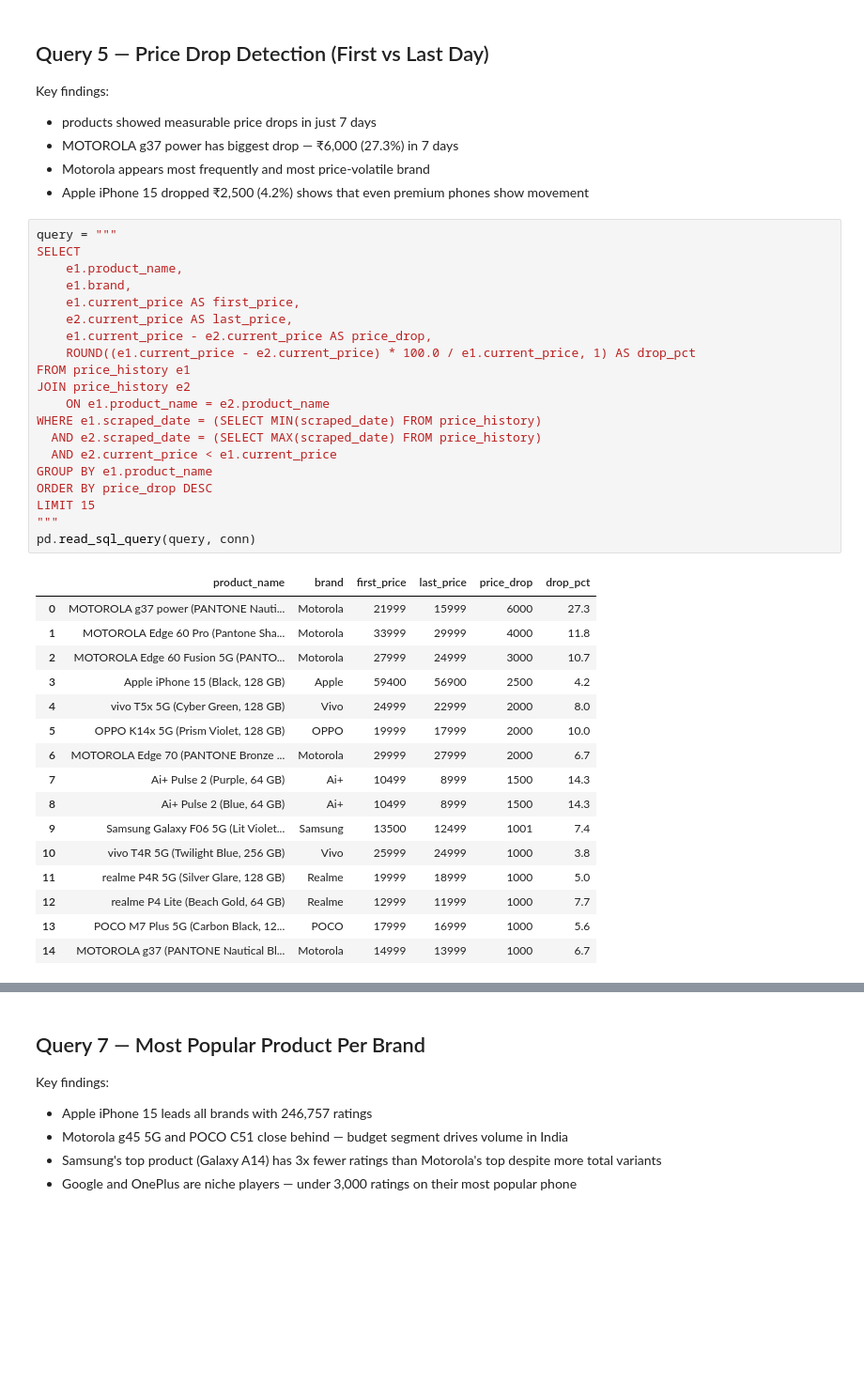
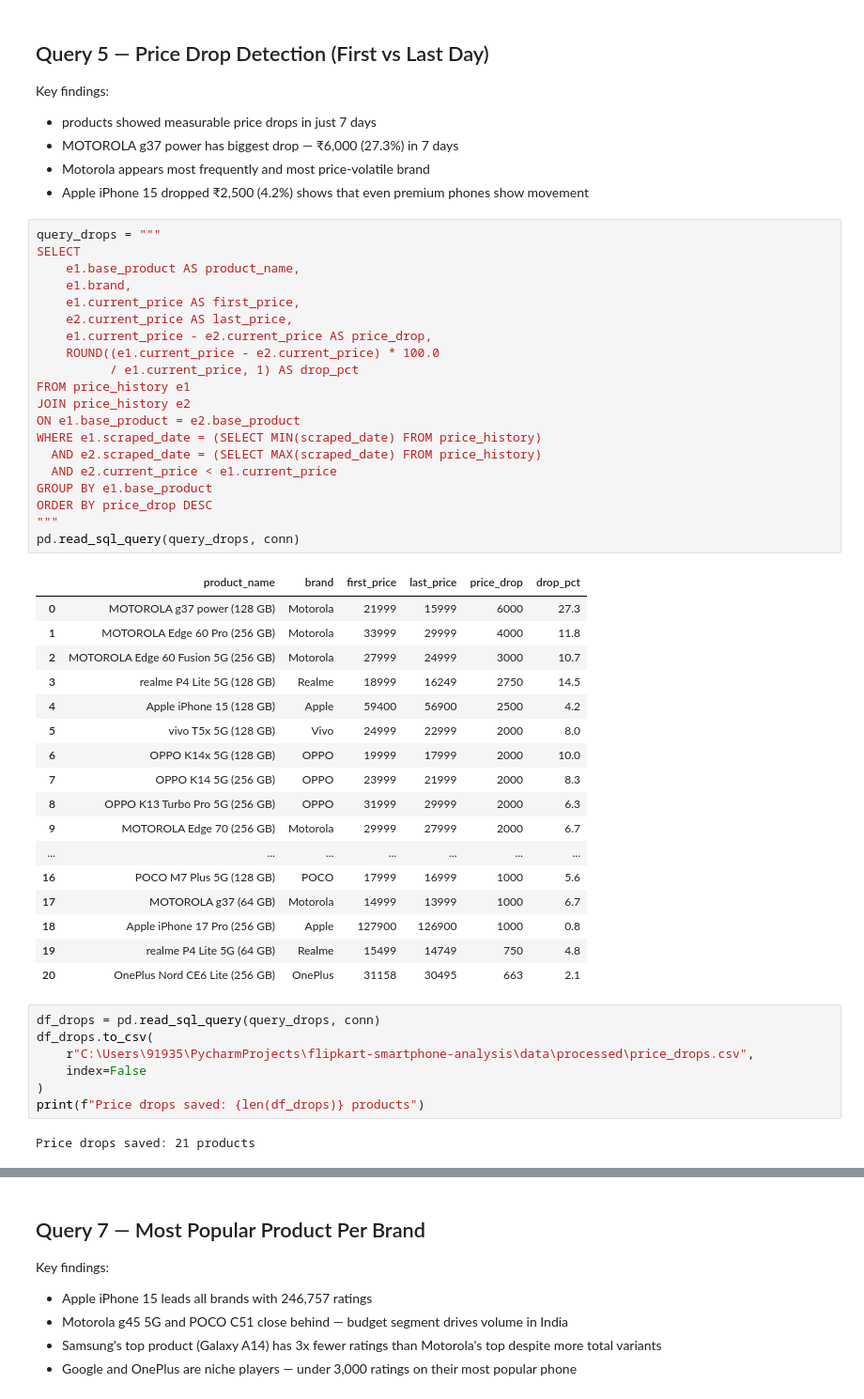
Before and after one commit to priyanka42903-collab/flipkart-smartphone-analysis, a Jupyter notebook: notebooks/sql_analysis.ipynb, the cells around one changed output, grey strips where cells are left out. Shown at 94% size. Saved outputs shown, nothing was run; the diff lists cells and outputs as text; blank space fills up the shorter version.

```diff
--- a/notebooks/sql_analysis.ipynb
+++ b/notebooks/sql_analysis.ipynb
@@ -204,43 +202,53 @@ Key findings:
 - Motorola appears most frequently and most price-volatile brand
 - Apple iPhone 15 dropped ₹2,500 (4.2%) shows that even premium
   phones show movement
+# %%
+query_drops = """
+SELECT
+    e1.base_product AS product_name,
+    e1.brand,
+    e1.current_price AS first_price,
+    e2.current_price AS last_price,
+    e1.current_price - e2.current_price AS price_drop,
+    ROUND((e1.current_price - e2.current_price) * 100.0
+          / e1.current_price, 1) AS drop_pct
+FROM price_history e1
+JOIN price_history e2
+ON e1.base_product = e2.base_product
+WHERE e1.scraped_date = (SELECT MIN(scraped_date) FROM price_history)
+  AND e2.scraped_date = (SELECT MAX(scraped_date) FROM price_history)
+  AND e2.current_price < e1.current_price
+GROUP BY e1.base_product
+ORDER BY price_drop DESC
+"""
+pd.read_sql_query(query_drops, conn)
+# %% [output]
+|  | product_name | brand | first_price | last_price | price_drop | drop_pct |
+| 0 | MOTOROLA g37 power (128 GB) | Motorola | 21999 | 15999 | 6000 | 27.3 |
+| 1 | MOTOROLA Edge 60 Pro (256 GB) | Motorola | 33999 | 29999 | 4000 | 11.8 |
+| 2 | MOTOROLA Edge 60 Fusion 5G (256 GB) | Motorola | 27999 | 24999 | 3000 | 10.7 |
+| 3 | realme P4 Lite 5G (128 GB) | Realme | 18999 | 16249 | 2750 | 14.5 |
+| 4 | Apple iPhone 15 (128 GB) | Apple | 59400 | 56900 | 2500 | 4.2 |
+| 5 | vivo T5x 5G (128 GB) | Vivo | 24999 | 22999 | 2000 | 8.0 |
+| 6 | OPPO K14x 5G (128 GB) | OPPO | 19999 | 17999 | 2000 | 10.0 |
+| 7 | OPPO K14 5G (256 GB) | OPPO | 23999 | 21999 | 2000 | 8.3 |
+| 8 | OPPO K13 Turbo Pro 5G (256 GB) | OPPO | 31999 | 29999 | 2000 | 6.3 |
+| 9 | MOTOROLA Edge 70 (256 GB) | Motorola | 29999 | 27999 | 2000 | 6.7 |
+| ... | ... | ... | ... | ... | ... | ... |
+| 16 | POCO M7 Plus 5G (128 GB) | POCO | 17999 | 16999 | 1000 | 5.6 |
+| 17 | MOTOROLA g37 (64 GB) | Motorola | 14999 | 13999 | 1000 | 6.7 |
+| 18 | Apple iPhone 17 Pro (256 GB) | Apple | 127900 | 126900 | 1000 | 0.8 |
+| 19 | realme P4 Lite 5G (64 GB) | Realme | 15499 | 14749 | 750 | 4.8 |
+| 20 | OnePlus Nord CE6 Lite (256 GB) | OnePlus | 31158 | 30495 | 663 | 2.1 |
 # %%
-query = """
-SELECT
-    e1.product_name,
-    e1.brand,
-    e1.current_price AS first_price,
-    e2.current_price AS last_price,
-    e1.current_price - e2.current_price AS price_drop,
-    ROUND((e1.current_price - e2.current_price) * 100.0 / e1.current_price, 1) AS drop_pct
-FROM price_history e1
-JOIN price_history e2
-    ON e1.product_name = e2.product_name
-WHERE e1.scraped_date = (SELECT MIN(scraped_date) FROM price_history)
-  AND e2.scraped_date = (SELECT MAX(scraped_date) FROM price_history)
-  AND e2.current_price < e1.current_price
-GROUP BY e1.product_name
-ORDER BY price_drop DESC
-LIMIT 15
-"""
-pd.read_sql_query(query, conn)
+df_drops = pd.read_sql_query(query_drops, conn)
+df_drops.to_csv(
+    r"C:\Users\91935\PycharmProjects\flipkart-smartphone-analysis\data\processed\price_drops.csv",
+    index=False
+)
+print(f"Price drops saved: {len(df_drops)} products")
 # %% [output]
-|  | product_name | brand | first_price | last_price | price_drop | drop_pct |
-| 0 | MOTOROLA g37 power (PANTONE Nauti... | Motorola | 21999 | 15999 | 6000 | 27.3 |
-| 1 | MOTOROLA Edge 60 Pro (Pantone Sha... | Motorola | 33999 | 29999 | 4000 | 11.8 |
-| 2 | MOTOROLA Edge 60 Fusion 5G (PANTO... | Motorola | 27999 | 24999 | 3000 | 10.7 |
-| 3 | Apple iPhone 15 (Black, 128 GB) | Apple | 59400 | 56900 | 2500 | 4.2 |
-| 4 | vivo T5x 5G (Cyber Green, 128 GB) | Vivo | 24999 | 22999 | 2000 | 8.0 |
-| 5 | OPPO K14x 5G (Prism Violet, 128 GB) | OPPO | 19999 | 17999 | 2000 | 10.0 |
-| 6 | MOTOROLA Edge 70 (PANTONE Bronze ... | Motorola | 29999 | 27999 | 2000 | 6.7 |
-| 7 | Ai+ Pulse 2 (Purple, 64 GB) | Ai+ | 10499 | 8999 | 1500 | 14.3 |
-| 8 | Ai+ Pulse 2 (Blue, 64 GB) | Ai+ | 10499 | 8999 | 1500 | 14.3 |
-| 9 | Samsung Galaxy F06 5G (Lit Violet... | Samsung | 13500 | 12499 | 1001 | 7.4 |
-| 10 | vivo T4R 5G (Twilight Blue, 256 GB) | Vivo | 25999 | 24999 | 1000 | 3.8 |
-| 11 | realme P4R 5G (Silver Glare, 128 GB) | Realme | 19999 | 18999 | 1000 | 5.0 |
-| 12 | realme P4 Lite (Beach Gold, 64 GB) | Realme | 12999 | 11999 | 1000 | 7.7 |
-| 13 | POCO M7 Plus 5G (Carbon Black, 12... | POCO | 17999 | 16999 | 1000 | 5.6 |
-| 14 | MOTOROLA g37 (PANTONE Nautical Bl... | Motorola | 14999 | 13999 | 1000 | 6.7 |
+Price drops saved: 21 products
 # %% [markdown]
 ## Query 6 — MRP Inflation Detection
 
```
Also changed, not shown: parts of 18 cells of this notebook, 4 other files.
